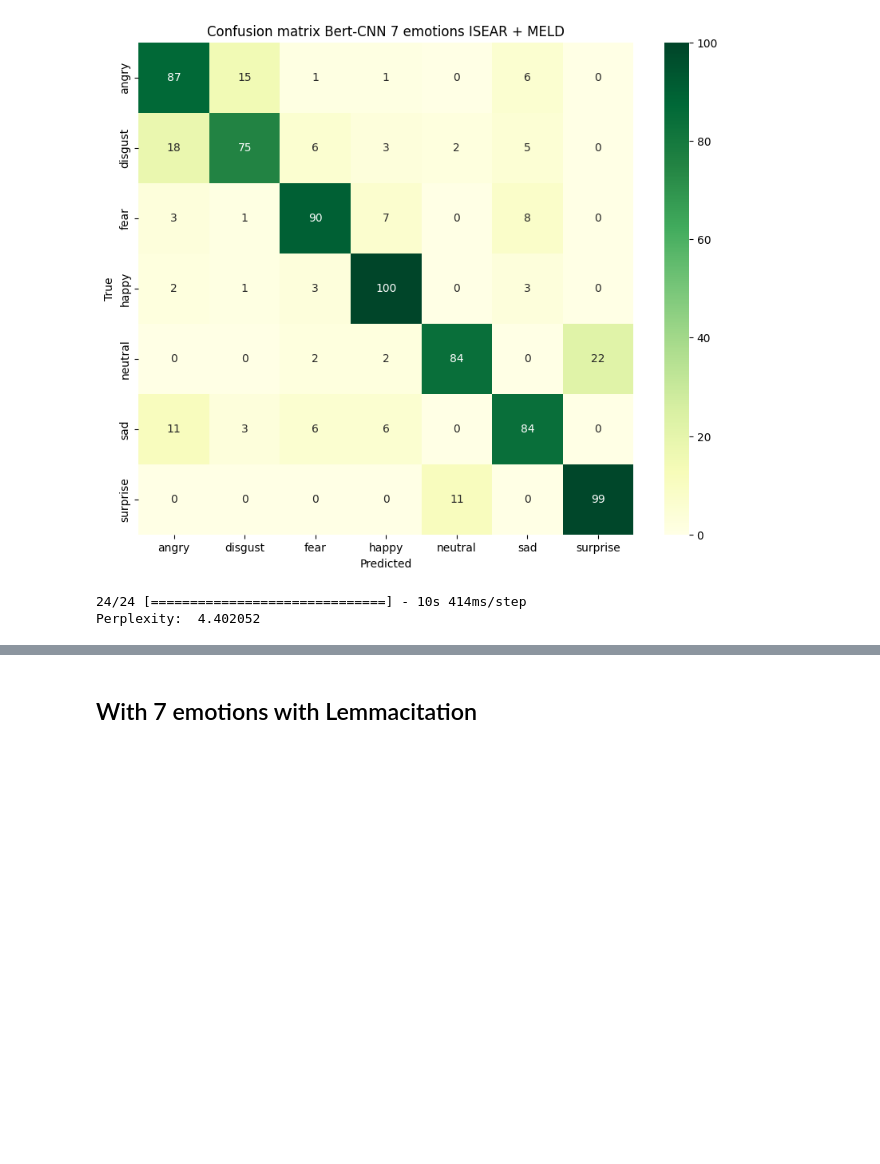
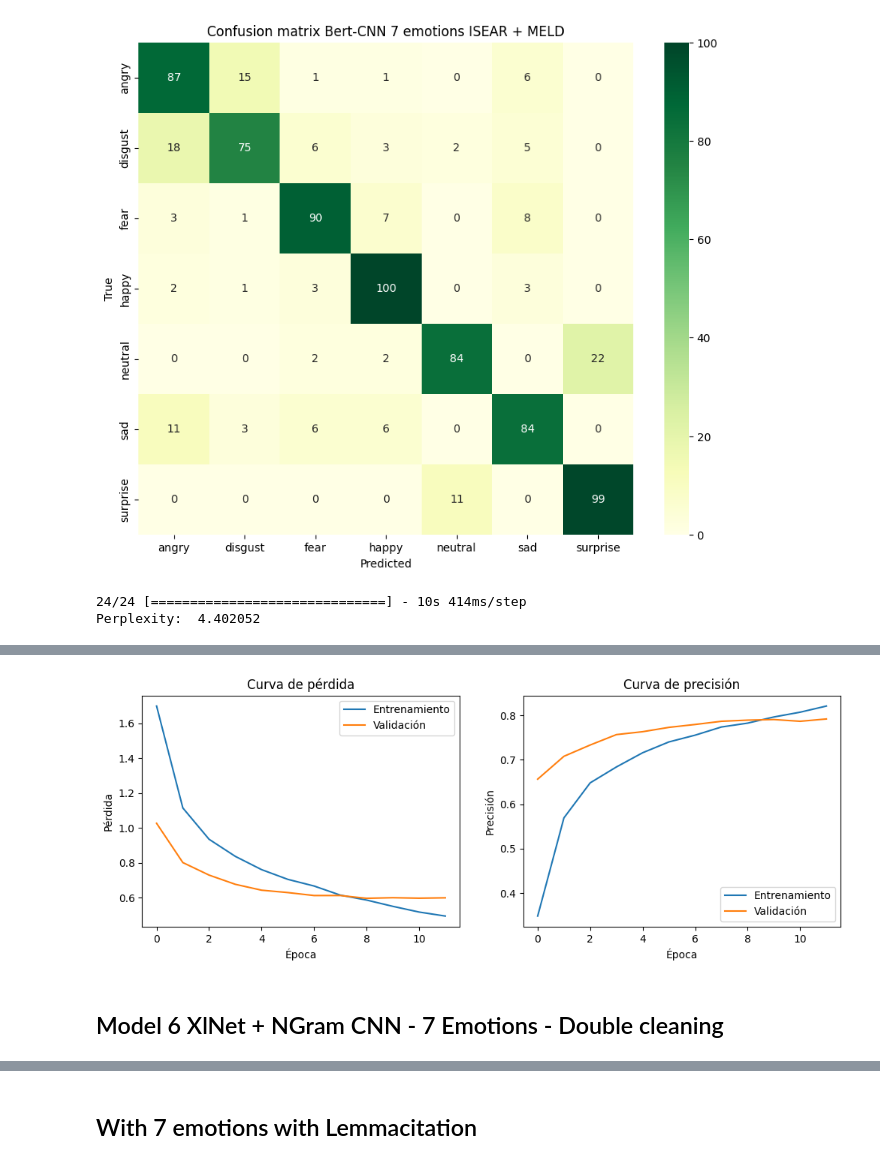
Before and after one commit to BryanBACS/Emotion-Recognition-Multimodal, a Jupyter notebook: Modelos inteligencia artificial/Modalidad texto/code.ipynb, the cells around one changed output, grey strips where cells are left out. Saved outputs shown, nothing was run; the diff lists cells and outputs as text; code cells hidden in the pictures; blank space fills up the shorter version.

Commit message:
Update Roberta_Bert_XLNet_DistilBERT models

```diff
--- a/Modelos inteligencia artificial/Modalidad texto/code.ipynb
+++ b/Modelos inteligencia artificial/Modalidad texto/code.ipynb
@@ -4402,9 +4402,15 @@ plt.show()
 # %%
-from transformers import BertTokenizer, TFBertModel,RobertaTokenizer,TFRobertaModel
+from transformers import BertTokenizer, TFBertModel,RobertaTokenizer,TFRobertaModel, TFDistilBertModel, AutoTokenizer, TFXLNetModel
 
 tokenizer_bert = BertTokenizer.from_pretrained('bert-base-uncased')
 bert_model = TFBertModel.from_pretrained('bert-base-uncased')
 
 tokenizer_roberta = RobertaTokenizer.from_pretrained("FacebookAI/roberta-base")
 roberta_model = TFRobertaModel.from_pretrained("FacebookAI/roberta-base")
+
+tokenizer_distilbert = AutoTokenizer.from_pretrained("distilbert-base-uncased")
+model_distilbert = TFDistilBertModel.from_pretrained("distilbert-base-uncased")
+
+tokenizer_XLNet = AutoTokenizer.from_pretrained("xlnet/xlnet-base-cased")
+model_XLNet = TFXLNetModel.from_pretrained("xlnet/xlnet-base-cased")
 # %% [output]
@@ -5413,0 +5494,9 @@ Perplexity:  4.402052
+# %%
+import pandas as pd
+
+# Load the csv file into a dataframe
+df_recuperado = pd.read_csv('datos_aumentados_with7emotions.csv')
+
+# Get the augmented data and labels
+x_train_augmented = df_recuperado['Texto'].tolist()
+y_train_augmented = df_recuperado['Label'].tolist()
@@ -5413,0 +5731,34 @@ Perplexity:  4.402052
+# %%
+import matplotlib.pyplot as plt
+
+
+train_loss = HistoryDiltibert7Emotions2Clear.history['loss']
+val_loss = HistoryDiltibert7Emotions2Clear.history['val_loss']
+train_accuracy = HistoryDiltibert7Emotions2Clear.history['accuracy']
+val_accuracy = HistoryDiltibert7Emotions2Clear.history['val_accuracy']
+
+
+plt.figure(figsize=(12, 4))
+
+plt.subplot(1, 2, 1)
+plt.plot(train_loss, label='Entrenamiento')
+plt.plot(val_loss, label='Validación')
+plt.title('Curva de pérdida')
+plt.xlabel('Época')
+plt.ylabel('Pérdida')
+plt.legend()
+
+
+plt.subplot(1, 2, 2)
+plt.plot(train_accuracy, label='Entrenamiento')
+plt.plot(val_accuracy, label='Validación')
+plt.title('Curva de precisión')
+plt.xlabel('Época')
+plt.ylabel('Precisión')
+plt.legend()
+
+plt.show()
+# %% [output]
+[figure, added]
+# %% [markdown]
+## Model 6 XlNet + NGram CNN - 7 Emotions - Double cleaning
```
Also changed, not shown: parts of 21 cells of this notebook, 2 other files.
